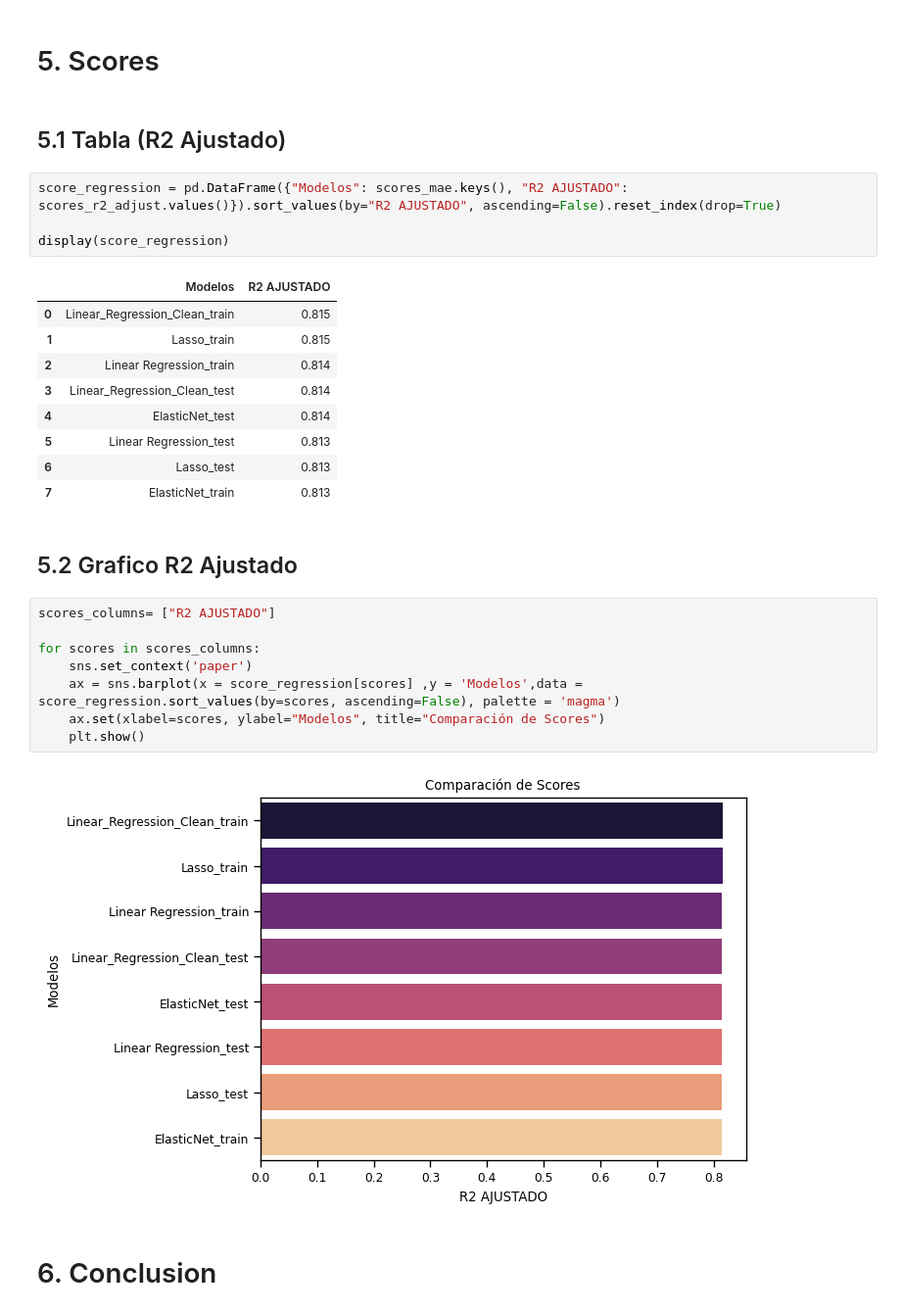
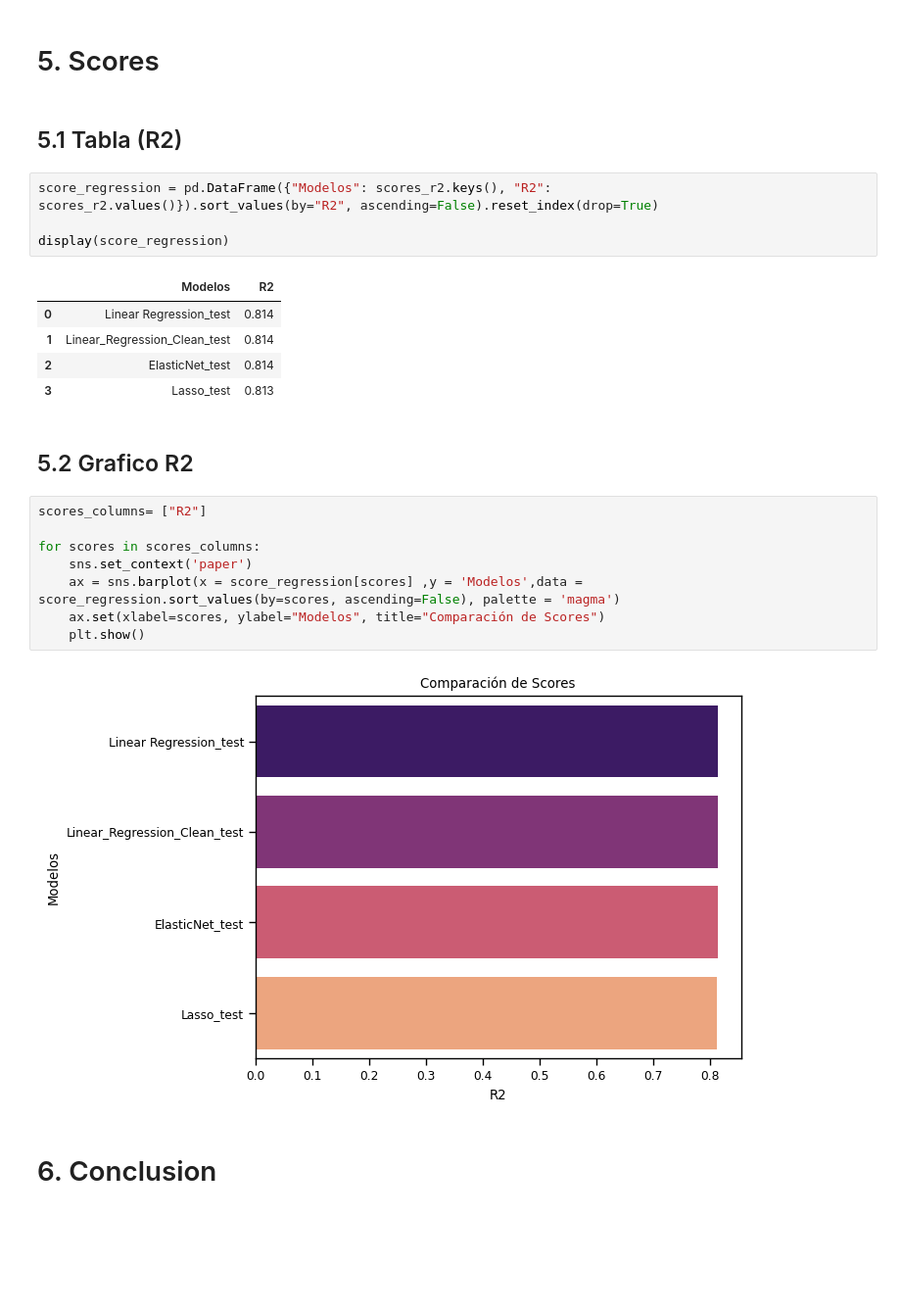
Before and after one commit to JoaquinC-1/TP_DH, a Jupyter notebook: Properatti_TP2_definitivo.ipynb, the cells around one changed output. Shown at 98% size. Cells and saved outputs as stored; diff of their text form; blank space fills up the shorter version.

```diff
--- a/Properatti_TP2_definitivo.ipynb
+++ b/Properatti_TP2_definitivo.ipynb
@@ -586,33 +586,29 @@ El mejor alpha es 0.1. Observamos un rendimiento muy parecido al resto.
 # %% [markdown]
 # 5. Scores
 # %% [markdown]
-## 5.1 Tabla (R2 Ajustado)
+## 5.1 Tabla (R2)
 # %%
-score_regression = pd.DataFrame({"Modelos": scores_mae.keys(), "R2 AJUSTADO": scores_r2_adjust.values()}).sort_values(by="R2 AJUSTADO", ascending=False).reset_index(drop=True)
+score_regression = pd.DataFrame({"Modelos": scores_r2.keys(), "R2": scores_r2.values()}).sort_values(by="R2", ascending=False).reset_index(drop=True)
 
 display(score_regression)
 # %% [output]
-|  | Modelos | R2 AJUSTADO |
-| 0 | Linear_Regression_Clean_train | 0.815 |
-| 1 | Lasso_train | 0.815 |
-| 2 | Linear Regression_train | 0.814 |
-| 3 | Linear_Regression_Clean_test | 0.814 |
-| 4 | ElasticNet_test | 0.814 |
-| 5 | Linear Regression_test | 0.813 |
-| 6 | Lasso_test | 0.813 |
-| 7 | ElasticNet_train | 0.813 |
+|  | Modelos | R2 |
+| 0 | Linear Regression_test | 0.814 |
+| 1 | Linear_Regression_Clean_test | 0.814 |
+| 2 | ElasticNet_test | 0.814 |
+| 3 | Lasso_test | 0.813 |
 # %% [markdown]
-## 5.2 Grafico R2 Ajustado
+## 5.2 Grafico R2
 # %%
-scores_columns= ["R2 AJUSTADO"]
+scores_columns= ["R2"]
 
 for scores in scores_columns:
     sns.set_context('paper')
     ax = sns.barplot(x = score_regression[scores] ,y = 'Modelos',data = score_regression.sort_values(by=scores, ascending=False), palette = 'magma')
     ax.set(xlabel=scores, ylabel="Modelos", title="Comparación de Scores")
     plt.show()
 # %% [output]
-[figure, old version]
+[figure, new version]
 # %% [markdown]
 # 6. Conclusion
 # %% [markdown]
```
Also changed, not shown: parts of 7 cells of this notebook.
